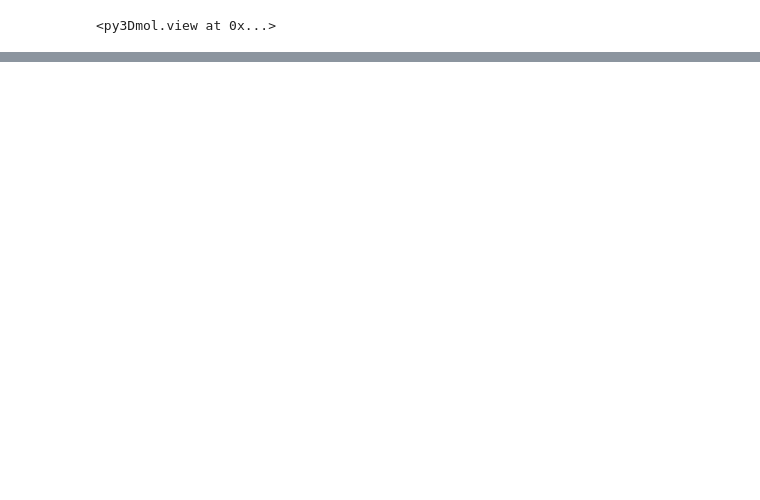
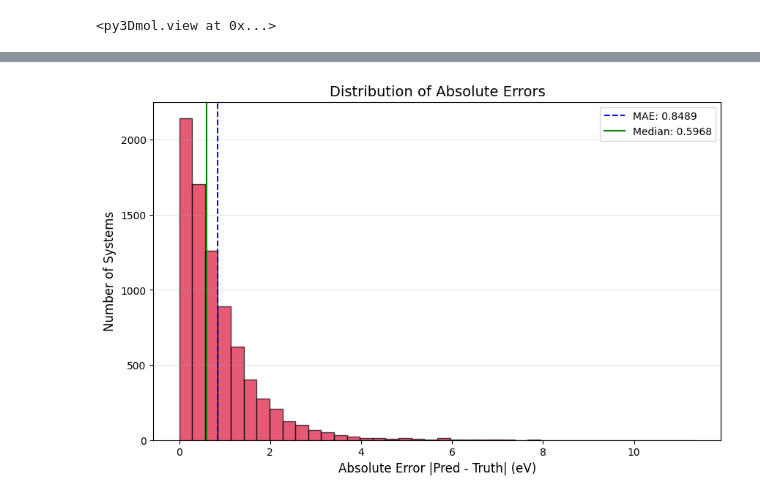
Before and after one commit to juanpaz90/h2-catalyst-ml, a Jupyter notebook: exploration.ipynb, the cells around one changed output, grey strips where cells are left out. Drawn from its saved outputs; the diff is of its cells as text; code cells hidden in the pictures; blank space fills up the shorter version.

```diff
--- a/exploration.ipynb
+++ b/exploration.ipynb
@@ -325,0 +368,4 @@ plot_parity_results(preds, targets)
+# %%
+plot_error_distribution(p_preds, p_targets)
+# %% [output]
+[figure, added]
```
Also changed, not shown: parts of 23 cells of this notebook, 2 other files.
